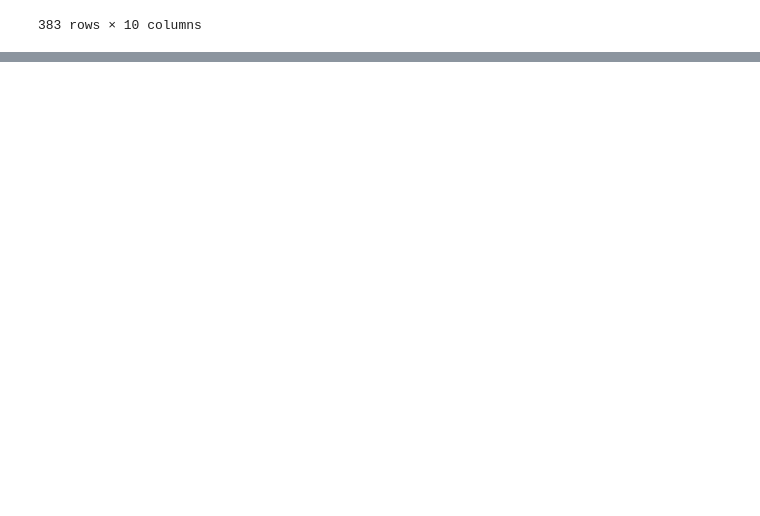
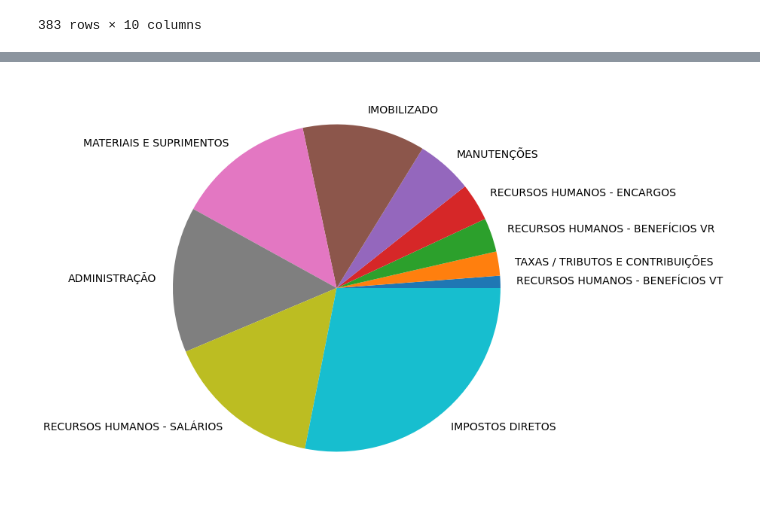
Before and after one commit to nnatoo/bigdata, a Jupyter notebook: trabalho.ipynb, the cells around one changed output, grey strips where cells are left out. Cells and saved outputs as stored; diff of their text form; code cells hidden in the pictures; blank space fills up the shorter version.

```diff
--- a/trabalho.ipynb
+++ b/trabalho.ipynb
@@ -37,0 +71,10 @@ df
+# %%
+from unidecode import unidecode
+
+lista = []
+for x in df.columns:
+    x = unidecode(x)
+    lista.append(x)
+
+df.columns = lista
+df.columns
@@ -71,0 +139,3 @@ memory usage: 30.0+ KB
+# %%
+df.Pagamento =df.Pagamento.apply(pd.to_datetime)
+df.Pagamento
@@ -75,0 +181,15 @@ len('Centro de Custos')
+# %%
+def real_para_float(x):
+    x = (x
+         .replace(" ", "")
+         .replace("R$","")
+         .replace(".", "")
+         .replace(",", ".")
+        )
+    return float(x)
+# %%
+df.Valor = (df.Valor
+                     .apply(real_para_float)
+                    )
+
+df.Valor
@@ -75,0 +283,12 @@ len('Centro de Custos')
+# %%
+(df.groupby("Centro_de_Custos")
+ ["Valor"]
+ .mean()
+ .sort_values()
+).plot(kind="pie",
+       label="",
+       figsize=(10,10),
+       fontsize=14
+      );
+# %% [output]
+[figure, added]
```
Also changed, not shown: parts of 27 cells of this notebook.
